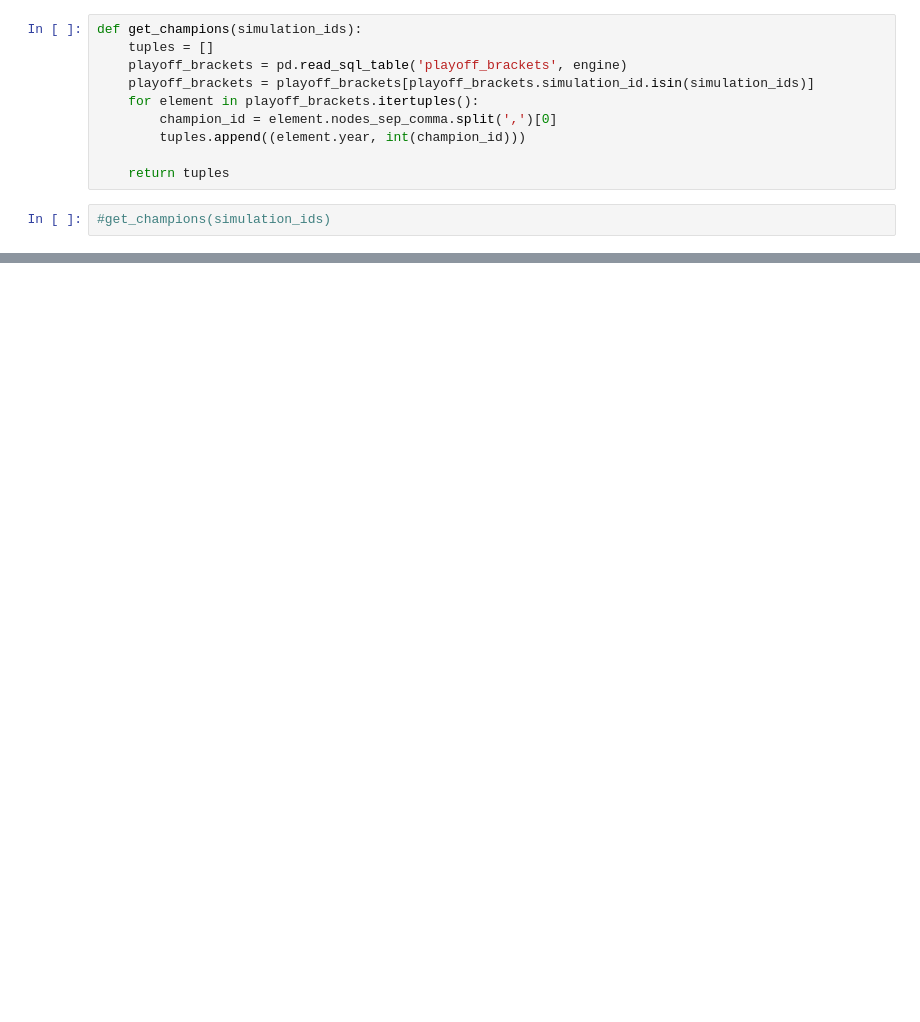
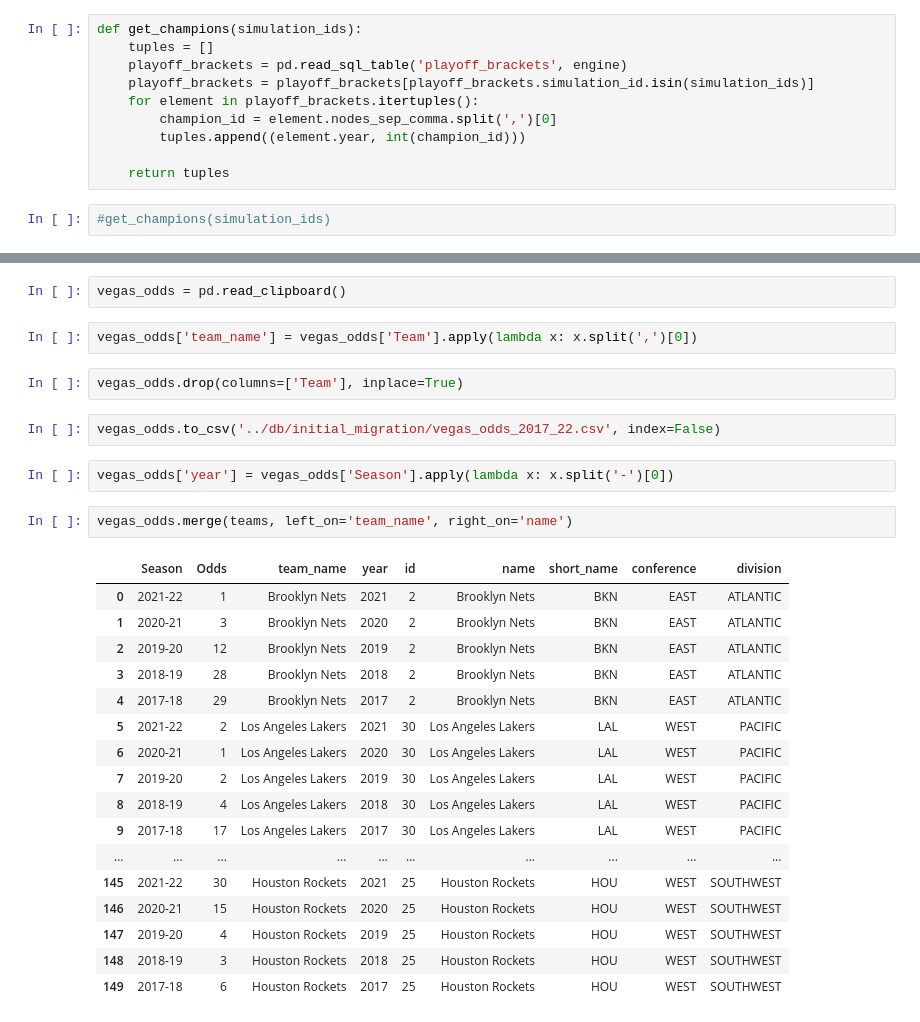
Before and after one commit to gabrielfior/nba-franchise-manager, a Jupyter notebook: notebooks/determining-champions.ipynb, the cells around one changed output, grey strips where cells are left out. Saved outputs shown, nothing was run; the diff lists cells and outputs as text; blank space fills up the shorter version.

```diff
--- a/notebooks/determining-champions.ipynb
+++ b/notebooks/determining-champions.ipynb
@@ -68,0 +65,30 @@ Name: name, dtype: int64
+# %%
+vegas_odds = pd.read_clipboard()
+# %%
+vegas_odds['team_name'] = vegas_odds['Team'].apply(lambda x: x.split(',')[0])
+# %%
+vegas_odds.drop(columns=['Team'], inplace=True)
+# %%
+vegas_odds.to_csv('../db/initial_migration/vegas_odds_2017_22.csv', index=False)
+# %%
+vegas_odds['year'] = vegas_odds['Season'].apply(lambda x: x.split('-')[0])
+# %%
+vegas_odds.merge(teams, left_on='team_name', right_on='name')
+# %% [output]
+|  | Season | Odds | team_name | year | id | name | short_name | conference | division |
+| 0 | 2021-22 | 1 | Brooklyn Nets | 2021 | 2 | Brooklyn Nets | BKN | EAST | ATLANTIC |
+| 1 | 2020-21 | 3 | Brooklyn Nets | 2020 | 2 | Brooklyn Nets | BKN | EAST | ATLANTIC |
+| 2 | 2019-20 | 12 | Brooklyn Nets | 2019 | 2 | Brooklyn Nets | BKN | EAST | ATLANTIC |
+| 3 | 2018-19 | 28 | Brooklyn Nets | 2018 | 2 | Brooklyn Nets | BKN | EAST | ATLANTIC |
+| 4 | 2017-18 | 29 | Brooklyn Nets | 2017 | 2 | Brooklyn Nets | BKN | EAST | ATLANTIC |
+| 5 | 2021-22 | 2 | Los Angeles Lakers | 2021 | 30 | Los Angeles Lakers | LAL | WEST | PACIFIC |
+| 6 | 2020-21 | 1 | Los Angeles Lakers | 2020 | 30 | Los Angeles Lakers | LAL | WEST | PACIFIC |
+| 7 | 2019-20 | 2 | Los Angeles Lakers | 2019 | 30 | Los Angeles Lakers | LAL | WEST | PACIFIC |
+| 8 | 2018-19 | 4 | Los Angeles Lakers | 2018 | 30 | Los Angeles Lakers | LAL | WEST | PACIFIC |
+| 9 | 2017-18 | 17 | Los Angeles Lakers | 2017 | 30 | Los Angeles Lakers | LAL | WEST | PACIFIC |
+| ... | ... | ... | ... | ... | ... | ... | ... | ... | ... |
+| 145 | 2021-22 | 30 | Houston Rockets | 2021 | 25 | Houston Rockets | HOU | WEST | SOUTHWEST |
+| 146 | 2020-21 | 15 | Houston Rockets | 2020 | 25 | Houston Rockets | HOU | WEST | SOUTHWEST |
+| 147 | 2019-20 | 4 | Houston Rockets | 2019 | 25 | Houston Rockets | HOU | WEST | SOUTHWEST |
+| 148 | 2018-19 | 3 | Houston Rockets | 2018 | 25 | Houston Rockets | HOU | WEST | SOUTHWEST |
+| 149 | 2017-18 | 6 | Houston Rockets | 2017 | 25 | Houston Rockets | HOU | WEST | SOUTHWEST |
```
Also changed, not shown: parts of 7 cells of this notebook, 1 other file.
